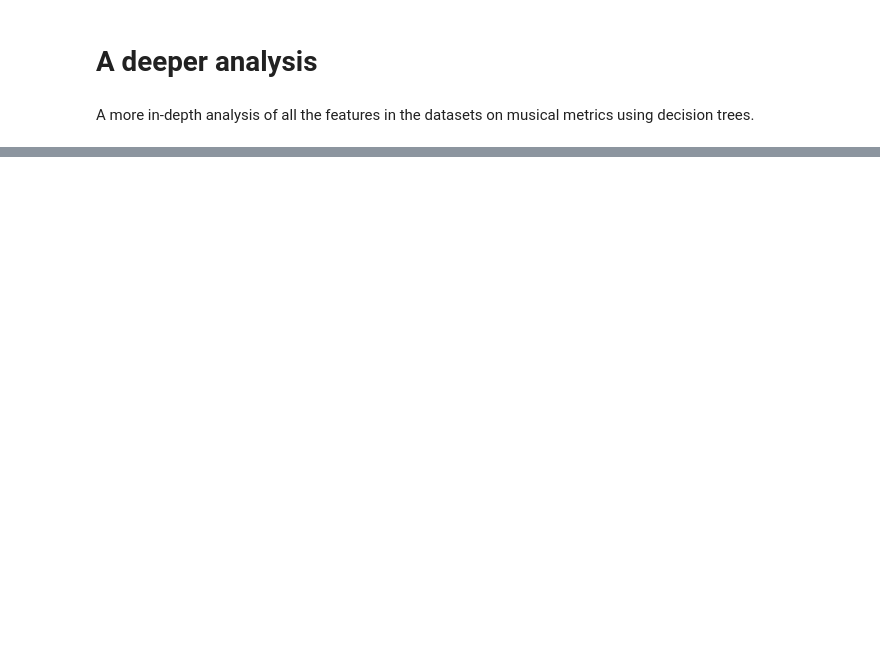
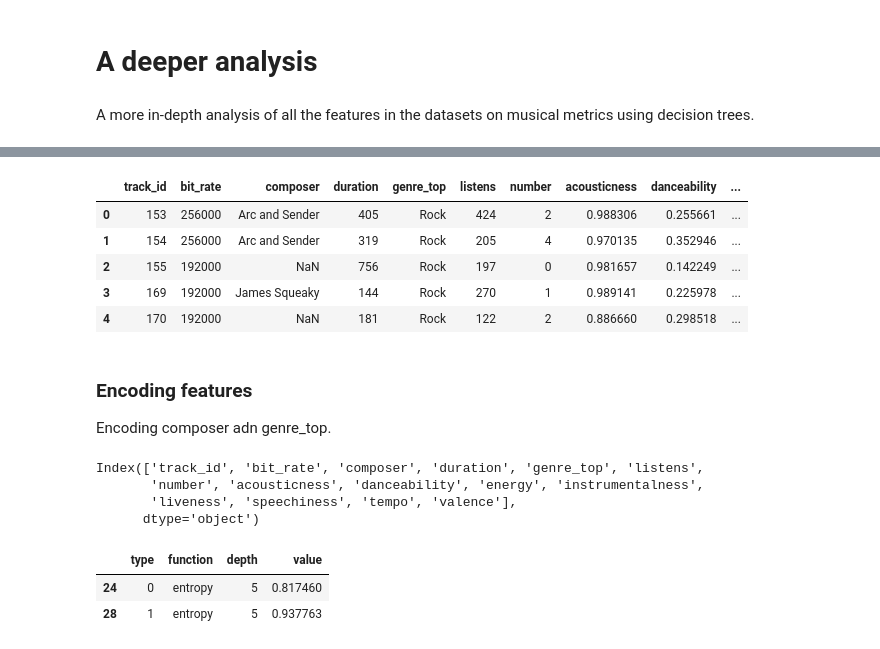
Before and after one commit to lorenzo-arcioni/master-ds, a Jupyter notebook: Workshops/4/Workshop_4_plus.ipynb, the cells around one changed output, grey strips where cells are left out. Drawn from its saved outputs; the diff is of its cells as text; code cells hidden in the pictures; blank space fills up the shorter version.

```diff
--- a/Workshops/4/Workshop_4_plus.ipynb
+++ b/Workshops/4/Workshop_4_plus.ipynb
@@ -30,0 +39,13 @@ df_all = pd.merge(df[['track_id', 'genre_top']], metrics, on='track_id')
+# %%
+df_all.head()
+# %% [output]
+|  | track_id | bit_rate | composer | duration | genre_top | listens | number | acousticness | danceability | ... |
+| 0 | 153 | 256000 | Arc and Sender | 405 | Rock | 424 | 2 | 0.988306 | 0.255661 | ... |
+| 1 | 154 | 256000 | Arc and Sender | 319 | Rock | 205 | 4 | 0.970135 | 0.352946 | ... |
+| 2 | 155 | 192000 | NaN | 756 | Rock | 197 | 0 | 0.981657 | 0.142249 | ... |
+| 3 | 169 | 192000 | James Squeaky | 144 | Rock | 270 | 1 | 0.989141 | 0.225978 | ... |
+| 4 | 170 | 192000 | NaN | 181 | Rock | 122 | 2 | 0.886660 | 0.298518 | ... |
+# %% [markdown]
+### Encoding features
+
+Encoding composer adn genre_top.
@@ -30,0 +59,7 @@ df_all = pd.merge(df[['track_id', 'genre_top']], metrics, on='track_id')
+# %%
+df_all_e.columns
+# %% [output]
+Index(['track_id', 'bit_rate', 'composer', 'duration', 'genre_top', 'listens',
+       'number', 'acousticness', 'danceability', 'energy', 'instrumentalness',
+       'liveness', 'speechiness', 'tempo', 'valence'],
+      dtype='object')
@@ -30,0 +108,20 @@ df_all = pd.merge(df[['track_id', 'genre_top']], metrics, on='track_id')
+# %%
+#Ottengo il dataframe dal dizionario (con la funzione sopra)
+
+new_df = dict_to_df(results)
+
+new_df = new_df[new_df.feature == 'precision'].drop('feature', axis=1)
+
+
+# Prendo in considerazione solo i dati sulla precision
+
+new_df_g = new_df.groupby(['function', 'depth']).mean(numeric_only=True).reset_index()
+
+# Prendo i parametri che hanno prodotto una precisione maggiore
+
+s = new_df_g.iloc[new_df_g.loc[:, 'value'].idxmax(), :]
+new_df[(new_df.function == s.function) & (new_df.depth == s.depth)]
+# %% [output]
+|  | type | function | depth | value |
+| 24 | 0 | entropy | 5 | 0.817460 |
+| 28 | 1 | entropy | 5 | 0.937763 |
```
Also changed, not shown: parts of 15 cells of this notebook.
